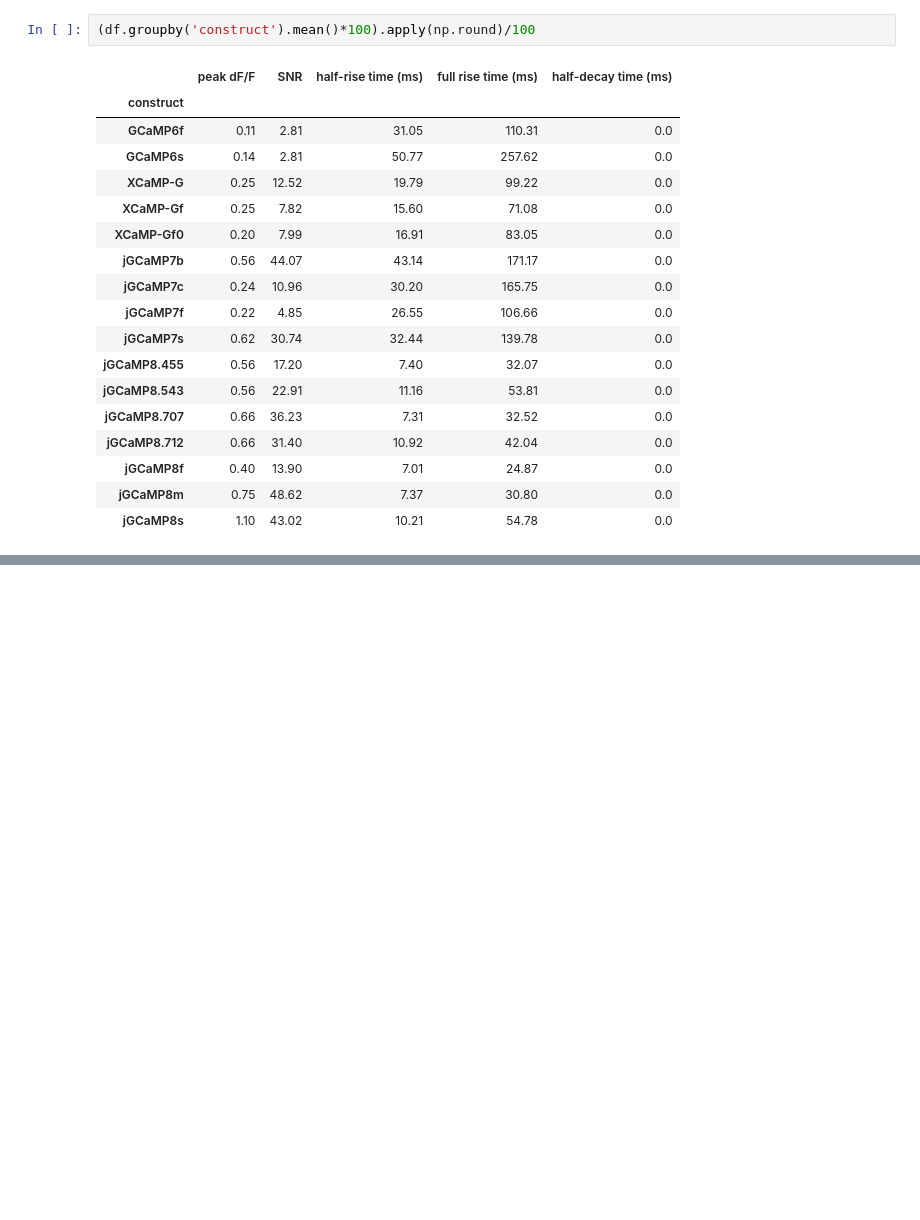
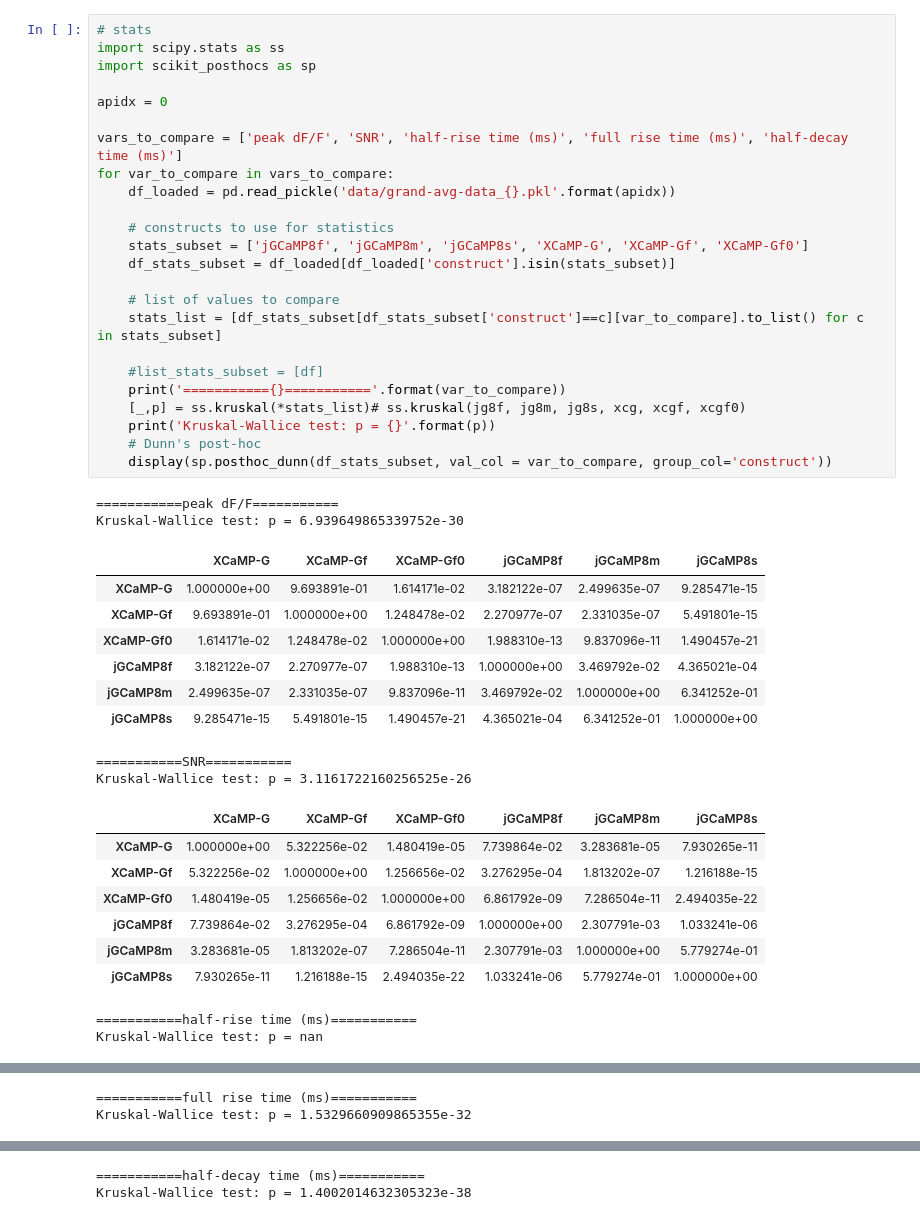
Before and after one commit to ilyakolb/jGCaMP8-neuron-culture-screen, a Jupyter notebook: grand-avg-hits-plotting.ipynb, the cells around one changed output, grey strips where cells are left out. Drawn from its saved outputs; the diff is of its cells as text; blank space fills up the shorter version.

Commit message:
grand-avg-hits-plotting: plot all apidx, stats

```diff
--- a/grand-avg-hits-plotting.ipynb
+++ b/grand-avg-hits-plotting.ipynb
@@ -141,21 +216,45 @@ means.astype('str')+'+/-'+stds.astype('str')
-# %%
-(df.groupby('construct').mean()*100).apply(np.round)/100
-# %% [output]
-|  | peak dF/F | SNR | half-rise time (ms) | full rise time (ms) | half-decay time (ms) |
-| construct |  |  |  |  |  |
-| GCaMP6f | 0.11 | 2.81 | 31.05 | 110.31 | 0.0 |
-| GCaMP6s | 0.14 | 2.81 | 50.77 | 257.62 | 0.0 |
-| XCaMP-G | 0.25 | 12.52 | 19.79 | 99.22 | 0.0 |
-| XCaMP-Gf | 0.25 | 7.82 | 15.60 | 71.08 | 0.0 |
-| XCaMP-Gf0 | 0.20 | 7.99 | 16.91 | 83.05 | 0.0 |
-| jGCaMP7b | 0.56 | 44.07 | 43.14 | 171.17 | 0.0 |
-| jGCaMP7c | 0.24 | 10.96 | 30.20 | 165.75 | 0.0 |
-| jGCaMP7f | 0.22 | 4.85 | 26.55 | 106.66 | 0.0 |
-| jGCaMP7s | 0.62 | 30.74 | 32.44 | 139.78 | 0.0 |
-| jGCaMP8.455 | 0.56 | 17.20 | 7.40 | 32.07 | 0.0 |
-| jGCaMP8.543 | 0.56 | 22.91 | 11.16 | 53.81 | 0.0 |
-| jGCaMP8.707 | 0.66 | 36.23 | 7.31 | 32.52 | 0.0 |
-| jGCaMP8.712 | 0.66 | 31.40 | 10.92 | 42.04 | 0.0 |
-| jGCaMP8f | 0.40 | 13.90 | 7.01 | 24.87 | 0.0 |
-| jGCaMP8m | 0.75 | 48.62 | 7.37 | 30.80 | 0.0 |
-| jGCaMP8s | 1.10 | 43.02 | 10.21 | 54.78 | 0.0 |
+# %%
+# stats
+import scipy.stats as ss
+import scikit_posthocs as sp
+
+apidx = 0
+
+vars_to_compare = ['peak dF/F', 'SNR', 'half-rise time (ms)', 'full rise time (ms)', 'half-decay time (ms)']
+for var_to_compare in vars_to_compare:
+    df_loaded = pd.read_pickle('data/grand-avg-data_{}.pkl'.format(apidx))
+
+    # constructs to use for statistics
+    stats_subset = ['jGCaMP8f', 'jGCaMP8m', 'jGCaMP8s', 'XCaMP-G', 'XCaMP-Gf', 'XCaMP-Gf0']
+    df_stats_subset = df_loaded[df_loaded['construct'].isin(stats_subset)]
+
+    # list of values to compare
+    stats_list = [df_stats_subset[df_stats_subset['construct']==c][var_to_compare].to_list() for c in stats_subset]
+
+    #list_stats_subset = [df]
+    print('==========={}==========='.format(var_to_compare))
+    [_,p] = ss.kruskal(*stats_list)# ss.kruskal(jg8f, jg8m, jg8s, xcg, xcgf, xcgf0)
+    print('Kruskal-Wallice test: p = {}'.format(p))
+    # Dunn's post-hoc
+    display(sp.posthoc_dunn(df_stats_subset, val_col = var_to_compare, group_col='construct'))
+# %% [output]
+===========peak dF/F===========
+Kruskal-Wallice test: p = 6.939649865339752e-30
+|  | XCaMP-G | XCaMP-Gf | XCaMP-Gf0 | jGCaMP8f | jGCaMP8m | jGCaMP8s |
+| XCaMP-G | 1.000000e+00 | 9.693891e-01 | 1.614171e-02 | 3.182122e-07 | 2.499635e-07 | 9.285471e-15 |
+| XCaMP-Gf | 9.693891e-01 | 1.000000e+00 | 1.248478e-02 | 2.270977e-07 | 2.331035e-07 | 5.491801e-15 |
+| XCaMP-Gf0 | 1.614171e-02 | 1.248478e-02 | 1.000000e+00 | 1.988310e-13 | 9.837096e-11 | 1.490457e-21 |
+| jGCaMP8f | 3.182122e-07 | 2.270977e-07 | 1.988310e-13 | 1.000000e+00 | 3.469792e-02 | 4.365021e-04 |
+| jGCaMP8m | 2.499635e-07 | 2.331035e-07 | 9.837096e-11 | 3.469792e-02 | 1.000000e+00 | 6.341252e-01 |
+| jGCaMP8s | 9.285471e-15 | 5.491801e-15 | 1.490457e-21 | 4.365021e-04 | 6.341252e-01 | 1.000000e+00 |
+===========SNR===========
+Kruskal-Wallice test: p = 3.1161722160256525e-26
+|  | XCaMP-G | XCaMP-Gf | XCaMP-Gf0 | jGCaMP8f | jGCaMP8m | jGCaMP8s |
+| XCaMP-G | 1.000000e+00 | 5.322256e-02 | 1.480419e-05 | 7.739864e-02 | 3.283681e-05 | 7.930265e-11 |
+| XCaMP-Gf | 5.322256e-02 | 1.000000e+00 | 1.256656e-02 | 3.276295e-04 | 1.813202e-07 | 1.216188e-15 |
+| XCaMP-Gf0 | 1.480419e-05 | 1.256656e-02 | 1.000000e+00 | 6.861792e-09 | 7.286504e-11 | 2.494035e-22 |
+| jGCaMP8f | 7.739864e-02 | 3.276295e-04 | 6.861792e-09 | 1.000000e+00 | 2.307791e-03 | 1.033241e-06 |
+| jGCaMP8m | 3.283681e-05 | 1.813202e-07 | 7.286504e-11 | 2.307791e-03 | 1.000000e+00 | 5.779274e-01 |
+| jGCaMP8s | 7.930265e-11 | 1.216188e-15 | 2.494035e-22 | 1.033241e-06 | 5.779274e-01 | 1.000000e+00 |
+===========half-rise time (ms)===========
+Kruskal-Wallice test: p = nan
@@ -161,0 +268,2 @@ means.astype('str')+'+/-'+stds.astype('str')
+===========full rise time (ms)===========
+Kruskal-Wallice test: p = 1.5329660909865355e-32
@@ -161,0 +277,2 @@ means.astype('str')+'+/-'+stds.astype('str')
+===========half-decay time (ms)===========
+Kruskal-Wallice test: p = 1.4002014632305323e-38
```
Also changed, not shown: parts of 6 cells of this notebook.
